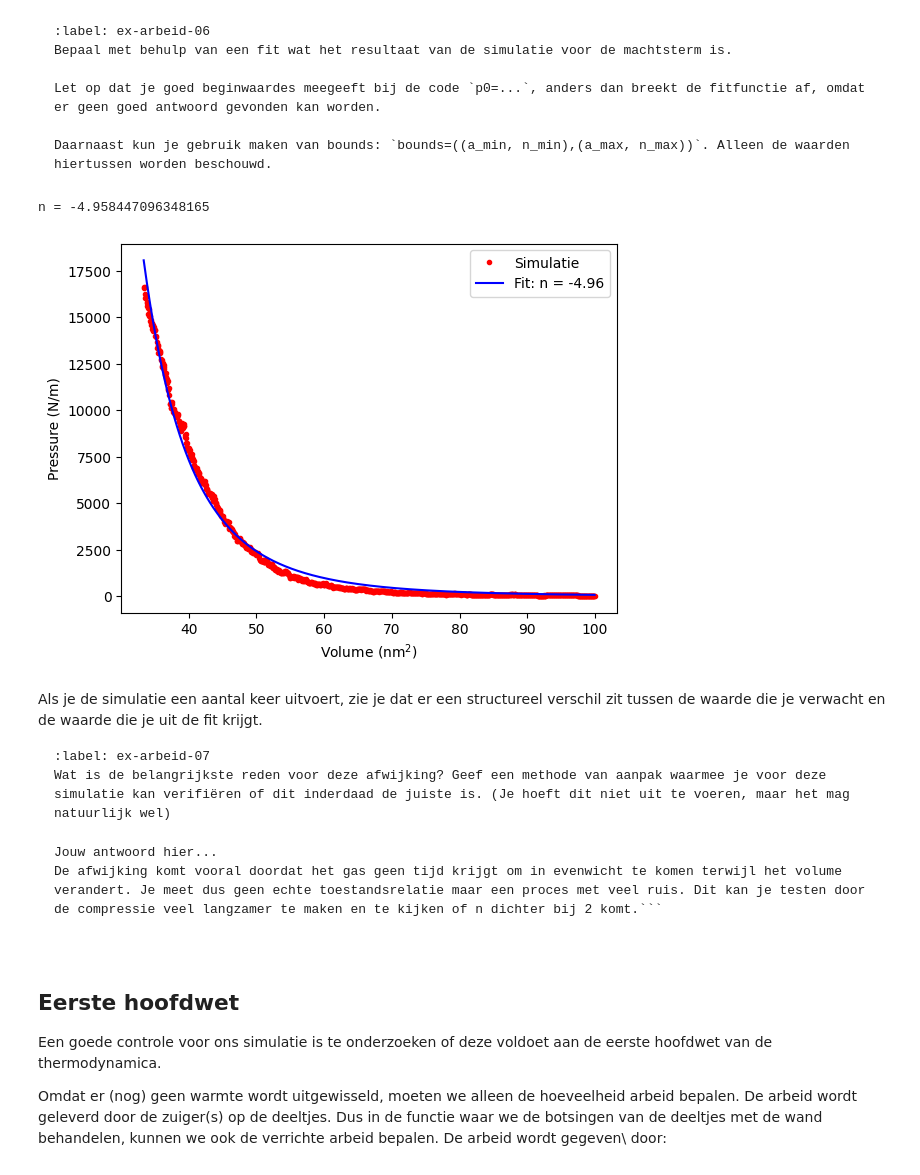
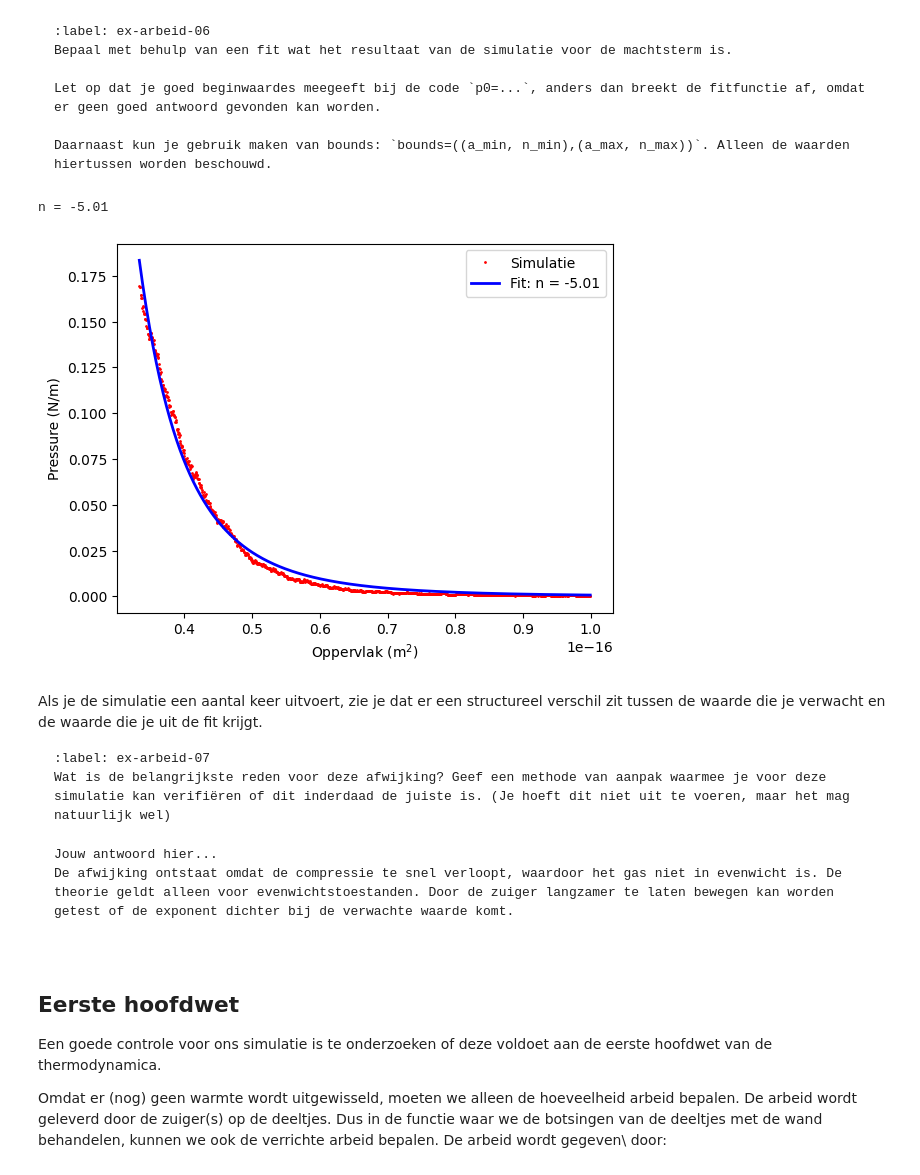
Before and after one commit to qsanson/Kwadraat, a Jupyter notebook: Content/PySim/7_arbeid.ipynb, the cells around one changed output. Cells and saved outputs as stored; diff of their text form; code cells hidden in the pictures.

````diff
--- a/Content/PySim/7_arbeid.ipynb
+++ b/Content/PySim/7_arbeid.ipynb
@@ -47,10 +47,10 @@ import matplotlib.pyplot as plt
 from matplotlib.animation import FuncAnimation
 from scipy.optimize import curve_fit
 
-BOX_SIZE_0 = 10              # Hoogte en lengte startvolume
+BOX_SIZE_0 = 10e-9           # Hoogte en lengte startvolume
 N = 40                       # Aantal deeltjes
-V_0 = 300e9                  # Startsnelheid van deeltjes
-RADIUS = 0.5                 # Straal van moleculen
+V_0 = 300                    # Startsnelheid van deeltjes
+RADIUS = 0.5e-9              # Straal van moleculen
 DT = 1e-13                   # Tijdstap om geen botsing te missen
 V_PISTON_0 = -0.1 * V_0      # Startsnelheid van zuiger
 # (negatief betekent zowel links als rechts naar binnen gericht)
@@ -353,7 +351,7 @@ Maak een simulatie waarin niet de temperatuur, maar de druk als functie van het
 
 num_steps = round(2/3 * BOX_SIZE_0 / (2 * -V_PISTON_0 * DT))
 particles = []
-volumes = np.zeros(num_steps, dtype=float)     # nm^2 (want lengte/hoogte in nm)
+volumes = np.zeros(num_steps, dtype=float)     # m^2
 pressures = np.zeros(num_steps, dtype=float)   # N/m (2D “druk”: kracht per lengte)
 
 pressure = 0.0
@@ -364,11 +362,11 @@ create_particles(particles)     # resetten deeltjes
 for i in range(num_steps):
     take_time_step(particles)
     volumes[i] = box_length * box_height
-    pressures[i] = pressure * 1e-21  #massa is in e-21 kg
+    pressures[i] = pressure
 
 # PLOT GRAFIEK
 plt.figure()
-plt.xlabel('Volume (nm$^2$)')
+plt.xlabel('Volume (m$^2$)')
 plt.ylabel('Pressure (N/m)')
 plt.plot(volumes, pressures, '-r')
 plt.show()
@@ -396,36 +394,41 @@ Daarnaast kun je gebruik maken van bounds: `bounds=((a_min, n_min),(a_max, n_max
 ```
 # %%
 def power_law(vol, a, n):
-    """ de fitfunctie voor het P,V-diagram """
+    """Fitfunctie voor het P,V-diagram."""
     return a * vol**n
 
-# Beginwaarde
-p0 = (1e-10, -2)
+# Startwaarden (kies iets in de buurt van je data)
+p0 = (pressures[0] * volumes[0]**2, -2.0)   # a ~ P*V^2 als n ~ -2
 
 # Grenzen: a > 0, n < 0
 bounds = ((0, -10), (np.inf, 0))
 
 # Fit uitvoeren
-popt, pcov = curve_fit(power_law, volumes, pressures, p0=p0, bounds=bounds)
+(a_fit, n_fit), pcov = curve_fit(
+    power_law,
+    volumes,
+    pressures,
+    p0=p0,
+    bounds=bounds,
+    maxfev=20000
+)
 
-a_fit, n_fit = popt
+print(f"n = {n_fit:.2f}")
 
-print("n =", n_fit)
-
-# Plot met fit
-V_line = np.linspace(min(volumes), max(volumes), 300)
+# Plot fit
+V_line = np.linspace(volumes.min(), volumes.max(), 400)
 P_line = power_law(V_line, a_fit, n_fit)
 
 plt.figure()
-plt.xlabel('Volume (nm$^2$)')
+plt.plot(volumes, pressures, 'r.', ms=2, label='Simulatie')
+plt.plot(V_line, P_line, 'b-', lw=2, label=f'Fit: n = {n_fit:.2f}')
+plt.xlabel('Oppervlak (m$^2$)')
 plt.ylabel('Pressure (N/m)')
-plt.plot(volumes, pressures, 'r.', label='Simulatie')
-plt.plot(V_line, P_line, 'b-', label=f'Fit: n = {n_fit:.2f}')
 plt.legend()
 plt.show()
 # %% [output]
-n = -4.958447096348165
+n = -5.01
-[figure, old version]
+[figure, new version]
 # %% [markdown]
 Als je de simulatie een aantal keer uitvoert, zie je dat er een structureel verschil zit tussen de waarde die je verwacht en de waarde die je uit de fit krijgt.
 
@@ -436,7 +439,7 @@ Wat is de belangrijkste reden voor deze afwijking? Geef een methode van aanpak w
 
 ```{solution} reason_power
 Jouw antwoord hier...
-De afwijking komt vooral doordat het gas geen tijd krijgt om in evenwicht te komen terwijl het volume verandert. Je meet dus geen echte toestandsrelatie maar een proces met veel ruis. Dit kan je testen door de compressie veel langzamer te maken en te kijken of n dichter bij 2 komt.```
+De afwijking ontstaat omdat de compressie te snel verloopt, waardoor het gas niet in evenwicht is. De theorie geldt alleen voor evenwichtstoestanden. Door de zuiger langzamer te laten bewegen kan worden getest of de exponent dichter bij de verwachte waarde komt.
 # %% [markdown]
 ## Eerste hoofdwet
 Een goede controle voor ons simulatie is te onderzoeken of deze voldoet aan de eerste hoofdwet van de thermodynamica.
````
Also changed, not shown: parts of 8 cells of this notebook.
